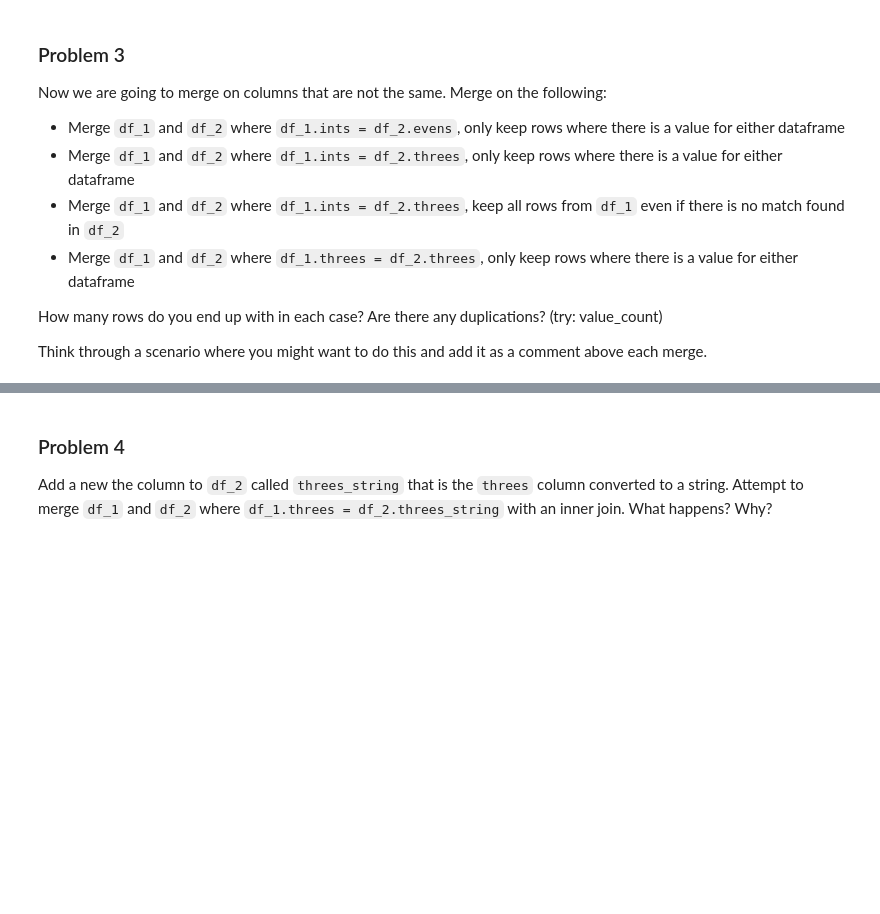
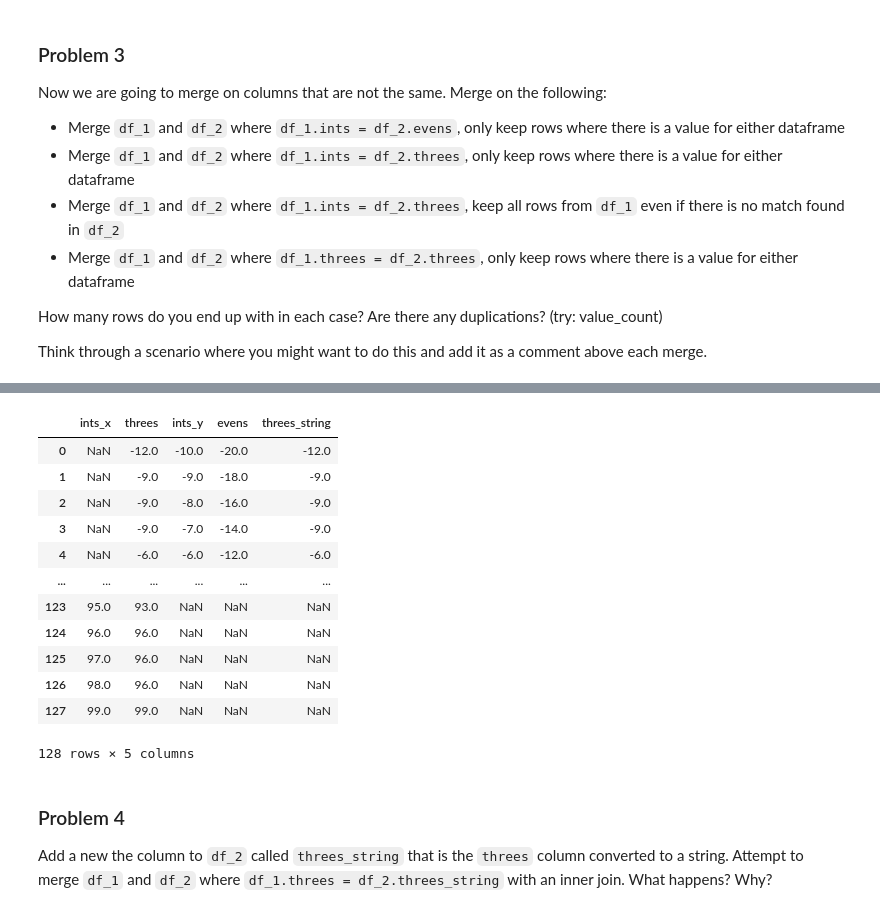
Before and after one commit to MartinLam12/AD450martin, a Jupyter notebook: week_8_joining.ipynb, the cells around one changed output, grey strips where cells are left out. Drawn from its saved outputs; the diff is of its cells as text; code cells hidden in the pictures; blank space fills up the shorter version.

```diff
--- a/week_8_joining.ipynb
+++ b/week_8_joining.ipynb
@@ -233,8 +275,22 @@ case3
 # %%
 case4 = pd.merge(df_1, df_2,
                  on="threes",
-                 how="inner")
+                 how="outer")
 case4
+# %% [output]
+|  | ints_x | threes | ints_y | evens | threes_string |
+| 0 | NaN | -12.0 | -10.0 | -20.0 | -12.0 |
+| 1 | NaN | -9.0 | -9.0 | -18.0 | -9.0 |
+| 2 | NaN | -9.0 | -8.0 | -16.0 | -9.0 |
+| 3 | NaN | -9.0 | -7.0 | -14.0 | -9.0 |
+| 4 | NaN | -6.0 | -6.0 | -12.0 | -6.0 |
+| ... | ... | ... | ... | ... | ... |
+| 123 | 95.0 | 93.0 | NaN | NaN | NaN |
+| 124 | 96.0 | 96.0 | NaN | NaN | NaN |
+| 125 | 97.0 | 96.0 | NaN | NaN | NaN |
+| 126 | 98.0 | 96.0 | NaN | NaN | NaN |
+| 127 | 99.0 | 99.0 | NaN | NaN | NaN |
+128 rows × 5 columns
 # %% [markdown]
 ### Problem 4
 
```
Also changed, not shown: parts of 8 cells of this notebook.
